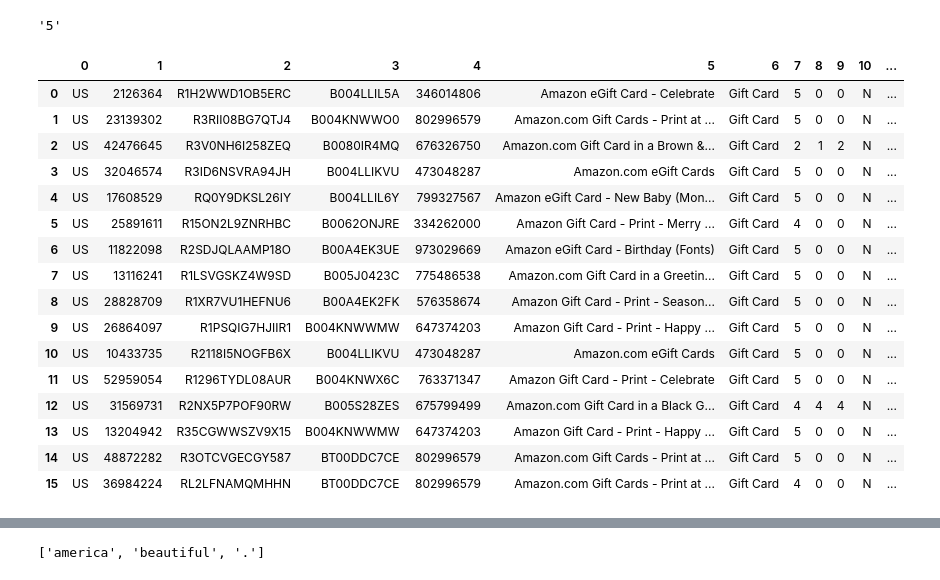
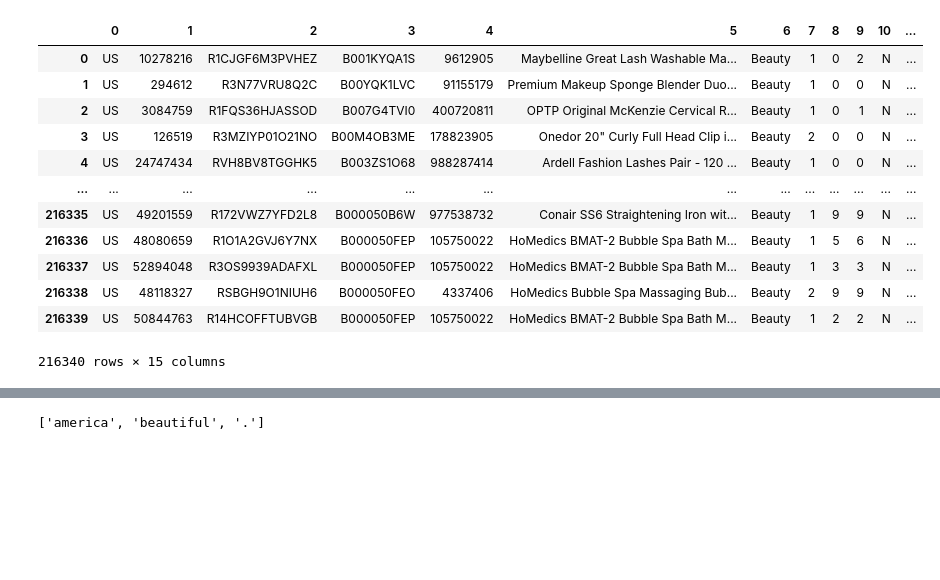
Before and after one commit to asingh86/MSc_MAS4061_Dissertation, a Jupyter notebook: ExperimentNotebook.ipynb, the cells around one changed output, grey strips where cells are left out. Drawn from its saved outputs; the diff is of its cells as text; code cells hidden in the pictures; blank space fills up the shorter version.

Commit message:
updating data extractor module using us giftcard data

```diff
--- a/ExperimentNotebook.ipynb
+++ b/ExperimentNotebook.ipynb
@@ -43,4 +49,0 @@ filename
-# %%
-filename['star_rating'].max()
-# %% [output]
-'5'
@@ -101,20 +50,19 @@ split_train_test_samples(70, 123)
-# %%
-pd.read_csv(train_filepath,sep="\t", header=None)
-# %% [output]
-|  | 0 | 1 | 2 | 3 | 4 | 5 | 6 | 7 | 8 | 9 | 10 | ... |
-| 0 | US | 2126364 | R1H2WWD1OB5ERC | B004LLIL5A | 346014806 | Amazon eGift Card - Celebrate | Gift Card | 5 | 0 | 0 | N | ... |
-| 1 | US | 23139302 | R3RII08BG7QTJ4 | B004KNWWO0 | 802996579 | Amazon.com Gift Cards - Print at ... | Gift Card | 5 | 0 | 0 | N | ... |
-| 2 | US | 42476645 | R3V0NH6I258ZEQ | B0080IR4MQ | 676326750 | Amazon.com Gift Card in a Brown &... | Gift Card | 2 | 1 | 2 | N | ... |
-| 3 | US | 32046574 | R3ID6NSVRA94JH | B004LLIKVU | 473048287 | Amazon.com eGift Cards | Gift Card | 5 | 0 | 0 | N | ... |
-| 4 | US | 17608529 | RQ0Y9DKSL26IY | B004LLIL6Y | 799327567 | Amazon eGift Card - New Baby (Mon... | Gift Card | 5 | 0 | 0 | N | ... |
-| 5 | US | 25891611 | R15ON2L9ZNRHBC | B0062ONJRE | 334262000 | Amazon Gift Card - Print - Merry ... | Gift Card | 4 | 0 | 0 | N | ... |
-| 6 | US | 11822098 | R2SDJQLAAMP18O | B00A4EK3UE | 973029669 | Amazon eGift Card - Birthday (Fonts) | Gift Card | 5 | 0 | 0 | N | ... |
-| 7 | US | 13116241 | R1LSVGSKZ4W9SD | B005J0423C | 775486538 | Amazon.com Gift Card in a Greetin... | Gift Card | 5 | 0 | 0 | N | ... |
-| 8 | US | 28828709 | R1XR7VU1HEFNU6 | B00A4EK2FK | 576358674 | Amazon Gift Card - Print - Season... | Gift Card | 5 | 0 | 0 | N | ... |
-| 9 | US | 26864097 | R1PSQIG7HJIIR1 | B004KNWWMW | 647374203 | Amazon Gift Card - Print - Happy ... | Gift Card | 5 | 0 | 0 | N | ... |
-| 10 | US | 10433735 | R2118I5NOGFB6X | B004LLIKVU | 473048287 | Amazon.com eGift Cards | Gift Card | 5 | 0 | 0 | N | ... |
-| 11 | US | 52959054 | R1296TYDL08AUR | B004KNWX6C | 763371347 | Amazon Gift Card - Print - Celebrate | Gift Card | 5 | 0 | 0 | N | ... |
-| 12 | US | 31569731 | R2NX5P7POF90RW | B005S28ZES | 675799499 | Amazon.com Gift Card in a Black G... | Gift Card | 4 | 4 | 4 | N | ... |
-| 13 | US | 13204942 | R35CGWWSZV9X15 | B004KNWWMW | 647374203 | Amazon Gift Card - Print - Happy ... | Gift Card | 5 | 0 | 0 | N | ... |
-| 14 | US | 48872282 | R3OTCVGECGY587 | BT00DDC7CE | 802996579 | Amazon.com Gift Cards - Print at ... | Gift Card | 5 | 0 | 0 | N | ... |
-| 15 | US | 36984224 | RL2LFNAMQMHHN | BT00DDC7CE | 802996579 | Amazon.com Gift Cards - Print at ... | Gift Card | 4 | 0 | 0 | N | ... |
+# %%
+import pandas as pd
+df = pd.read_csv('/app/data/test_neg.tsv', header=None, sep="\t", error_bad_lines=False)
+# %%
+df
+# %% [output]
+|  | 0 | 1 | 2 | 3 | 4 | 5 | 6 | 7 | 8 | 9 | 10 | ... |
+| 0 | US | 10278216 | R1CJGF6M3PVHEZ | B001KYQA1S | 9612905 | Maybelline Great Lash Washable Ma... | Beauty | 1 | 0 | 2 | N | ... |
+| 1 | US | 294612 | R3N77VRU8Q2C | B00YQK1LVC | 91155179 | Premium Makeup Sponge Blender Duo... | Beauty | 1 | 0 | 0 | N | ... |
+| 2 | US | 3084759 | R1FQS36HJASSOD | B007G4TVI0 | 400720811 | OPTP Original McKenzie Cervical R... | Beauty | 1 | 0 | 1 | N | ... |
+| 3 | US | 126519 | R3MZIYP01O21NO | B00M4OB3ME | 178823905 | Onedor 20" Curly Full Head Clip i... | Beauty | 2 | 0 | 0 | N | ... |
+| 4 | US | 24747434 | RVH8BV8TGGHK5 | B003ZS1O68 | 988287414 | Ardell Fashion Lashes Pair - 120 ... | Beauty | 1 | 0 | 0 | N | ... |
+| ... | ... | ... | ... | ... | ... | ... | ... | ... | ... | ... | ... | ... |
+| 216335 | US | 49201559 | R172VWZ7YFD2L8 | B000050B6W | 977538732 | Conair SS6 Straightening Iron wit... | Beauty | 1 | 9 | 9 | N | ... |
+| 216336 | US | 48080659 | R1O1A2GVJ6Y7NX | B000050FEP | 105750022 | HoMedics BMAT-2 Bubble Spa Bath M... | Beauty | 1 | 5 | 6 | N | ... |
+| 216337 | US | 52894048 | R3OS9939ADAFXL | B000050FEP | 105750022 | HoMedics BMAT-2 Bubble Spa Bath M... | Beauty | 1 | 3 | 3 | N | ... |
+| 216338 | US | 48118327 | RSBGH9O1NIUH6 | B000050FEO | 4337406 | HoMedics Bubble Spa Massaging Bub... | Beauty | 2 | 9 | 9 | N | ... |
+| 216339 | US | 50844763 | R14HCOFFTUBVGB | B000050FEP | 105750022 | HoMedics BMAT-2 Bubble Spa Bath M... | Beauty | 1 | 2 | 2 | N | ... |
+216340 rows × 15 columns
```
Also changed, not shown: parts of 18 cells of this notebook, 5 other files.
